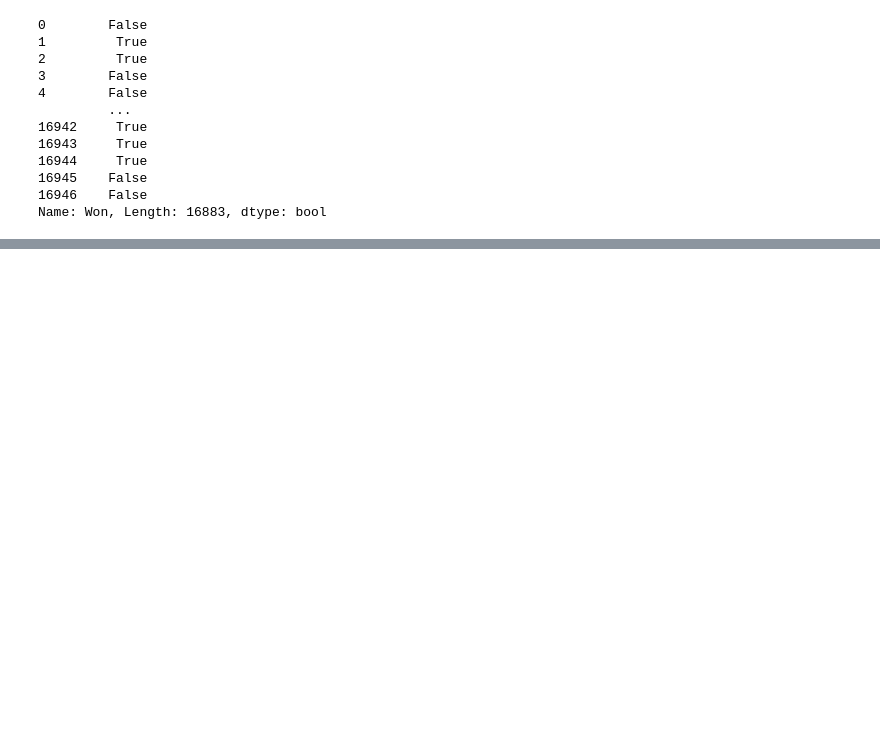
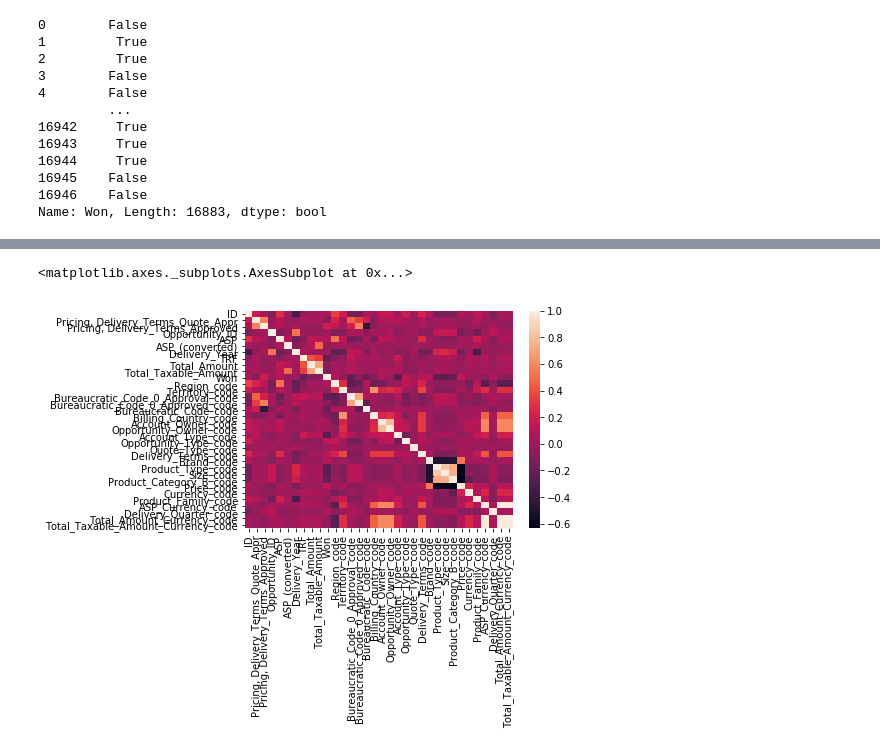
Before and after one commit to CeciliaRoldan/Pycantes, a Jupyter notebook: notebooks/correlation.ipynb, the cells around one changed output, grey strips where cells are left out. Cells and saved outputs as stored; diff of their text form; code cells hidden in the pictures; blank space fills up the shorter version.

Commit message:
Transformo categóricas en númericas para matriz de correlación

```diff
--- a/notebooks/correlation.ipynb
+++ b/notebooks/correlation.ipynb
@@ -91,0 +87,6 @@ sns.heatmap(corr,
+# %%
+from sklearn.preprocessing import LabelEncoder
+
+lb_make = LabelEncoder()
+for column in finished.select_dtypes("category"):
+    finished[f"{column}_code"] = lb_make.fit_transform(finished[column])
@@ -91,0 +139,8 @@ sns.heatmap(corr,
+# %%
+corr = finished.corr()
+sns.heatmap(corr,
+               xticklabels=corr.columns.values,
+               yticklabels=corr.columns.values)
+# %% [output]
+<matplotlib.axes._subplots.AxesSubplot at 0x...>
+[figure, added]
```
Also changed, not shown: parts of 6 cells of this notebook.
